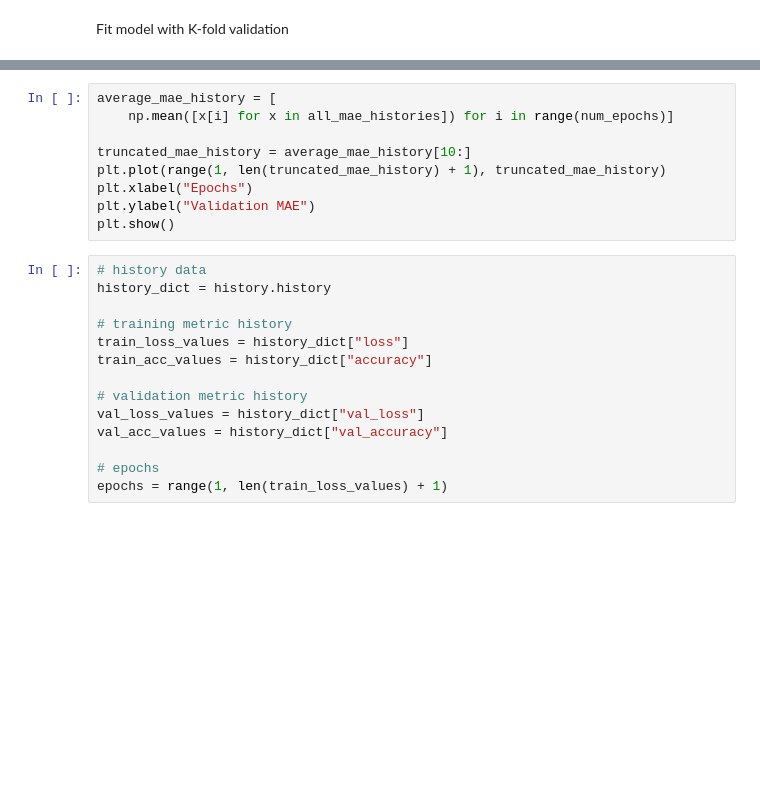
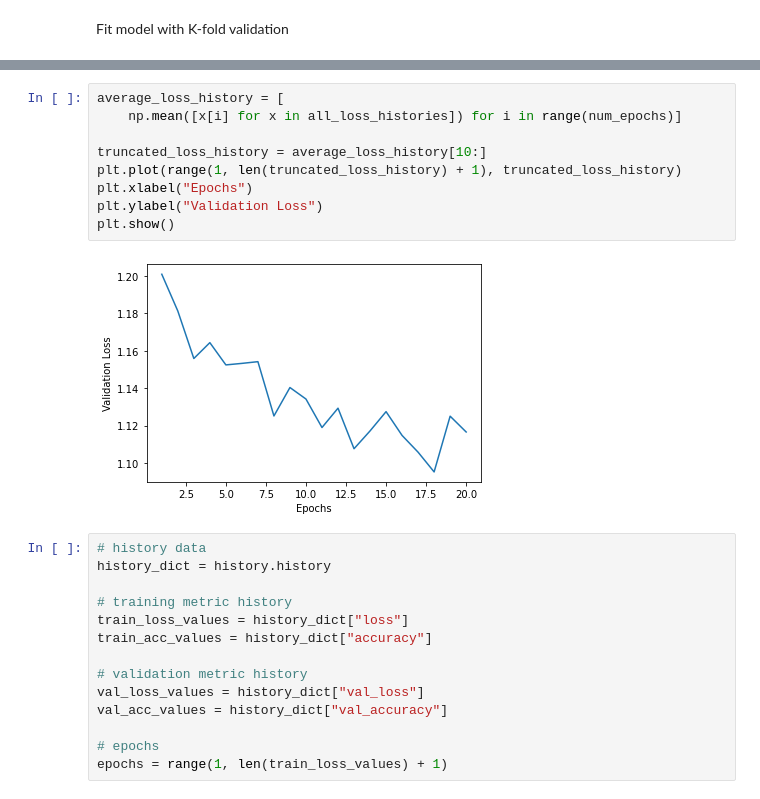
Before and after one commit to diegosol127/CSCE-636-Deep-Learning, a Jupyter notebook: Homework/CSCE_636_Proj01_Sol.ipynb, the cells around one changed output, grey strips where cells are left out. Cells and saved outputs as stored; diff of their text form; blank space fills up the shorter version.

```diff
--- a/Homework/CSCE_636_Proj01_Sol.ipynb
+++ b/Homework/CSCE_636_Proj01_Sol.ipynb
@@ -147,12 +148,14 @@ Epoch 30/30
 # %%
-average_mae_history = [
-    np.mean([x[i] for x in all_mae_histories]) for i in range(num_epochs)]
+average_loss_history = [
+    np.mean([x[i] for x in all_loss_histories]) for i in range(num_epochs)]
 
-truncated_mae_history = average_mae_history[10:]
-plt.plot(range(1, len(truncated_mae_history) + 1), truncated_mae_history)
+truncated_loss_history = average_loss_history[10:]
+plt.plot(range(1, len(truncated_loss_history) + 1), truncated_loss_history)
 plt.xlabel("Epochs")
-plt.ylabel("Validation MAE")
+plt.ylabel("Validation Loss")
 plt.show()
+# %% [output]
+[figure, added]
 # %%
 # history data
 history_dict = history.history
```
Also changed, not shown: parts of 6 cells of this notebook.
